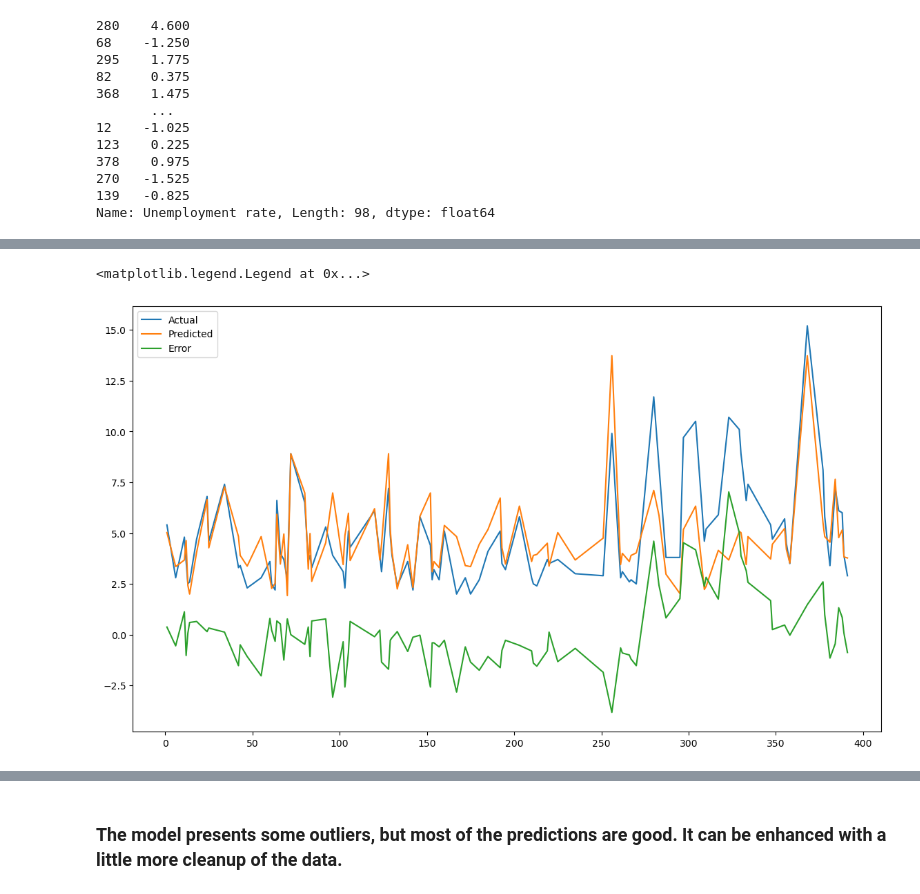
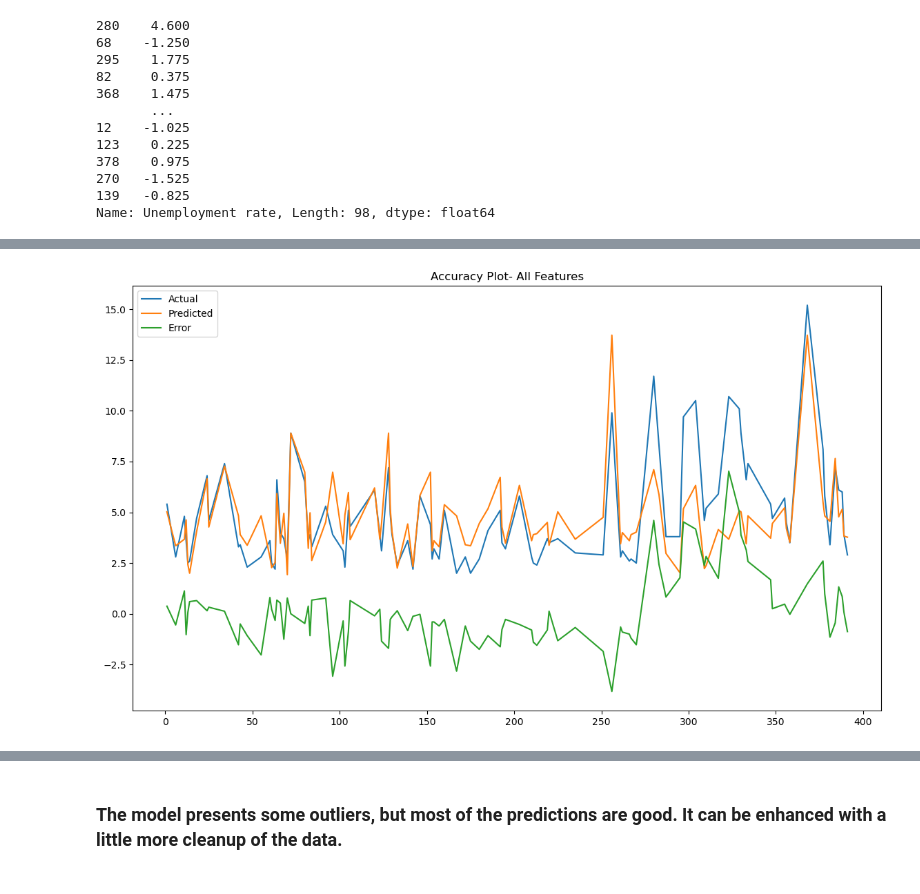
Before and after one commit to zee52791/CapstoneExcelGroup, a Jupyter notebook: MLCapstoneXL/MLCapstone.ipynb, the cells around one changed output, grey strips where cells are left out. Saved outputs shown, nothing was run; the diff lists cells and outputs as text; code cells hidden in the pictures.

```diff
--- a/MLCapstoneXL/MLCapstone.ipynb
+++ b/MLCapstoneXL/MLCapstone.ipynb
@@ -648,7 +849,8 @@ Name: Unemployment rate, Length: 98, dtype: float64
 # %%
 plt.figure(figsize=(14,8))
 plt.plot(sorted_knn[:])
 plt.legend(['Actual' , 'Predicted' , 'Error'])
+plt.title("Accuracy Plot- All Features")
+plt.show()
 # %% [output]
-<matplotlib.legend.Legend at 0x...>
-[figure, old version]
+[figure, new version]
```
Also changed, not shown: parts of 66 cells of this notebook.
